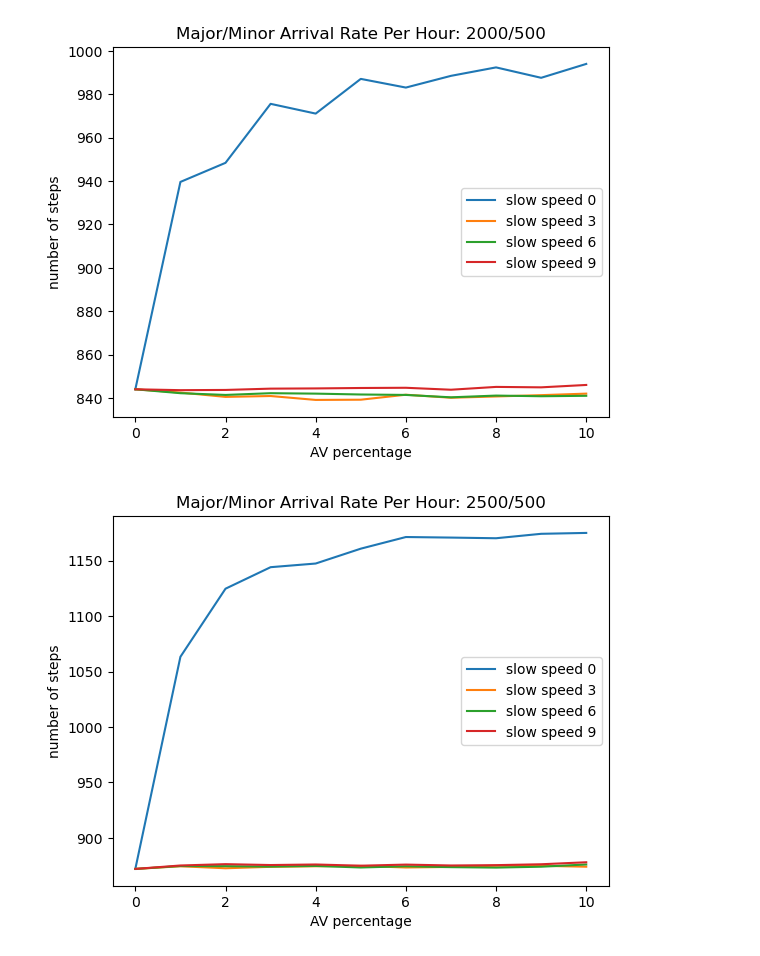
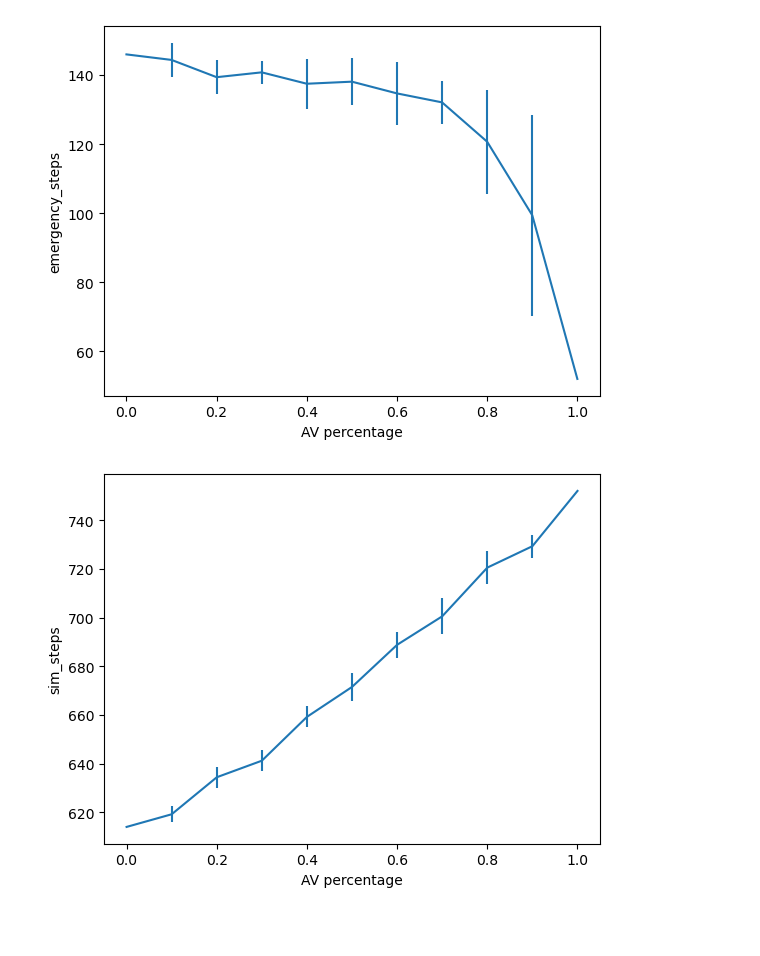
Before and after one commit to Talkraicer/AV_HDV_Sceanrios, a Jupyter notebook: EmergencyCar/TraCI/results_analysis.ipynb, the cells around one changed output. Saved outputs shown, nothing was run; the diff lists cells and outputs as text; code cells hidden in the pictures; blank space fills up the shorter version.

```diff
--- a/EmergencyCar/TraCI/results_analysis.ipynb
+++ b/EmergencyCar/TraCI/results_analysis.ipynb
@@ -50,8 +5,29 @@ plot_results(pd.read_csv("results_10_1500Major_600Duration.csv"),1500)
-# %%
-plot_results(pd.read_csv("results_10_2000Major_600Duration.csv"),2000)
-# %% [output]
-[figure, removed]
-# %%
-plot_results(pd.read_csv("results_10_2500Major_600Duration.csv"),2500)
-# %% [output]
-[figure, removed]
+# %%
+def plot_att(df,att, label=None):
+    plt.errorbar(df.index, df[f"{att}_avg"], yerr=df[f"{att}_std"], label=label)
+    plt.xlabel("AV percentage")
+    plt.ylabel(att)
+    if not label:
+        plt.show()
+
+def plot_att_dfs(dfs, att):
+    for df,label in dfs:
+        plot_att(df,att,label)
+    plt.legend()
+    plt.show()
+
+def plot_relevant_atts(df):
+    plot_att(df,"emergency_steps")
+    plot_att(df,"sim_steps")
+    plot_att(df,"arrival_emergency")
+
+def plot_relevant_atts_dfs(dfs):
+    plot_att_dfs(dfs,"emergency_steps")
+    plot_att_dfs(dfs,"sim_steps")
+    plot_att_dfs(dfs,"arrival_emergency")
+# %%
+df_AV_NO_LEFT = pd.read_csv("results_emergencyAVNOLEFT_10_5000Major_300Duration.csv", index_col=0)
+plot_relevant_atts(df_AV_NO_LEFT)
+# %% [output]
+[figure, added]
+[figure, added]
```
Also changed, not shown: parts of 19 cells of this notebook, 5 other files.
